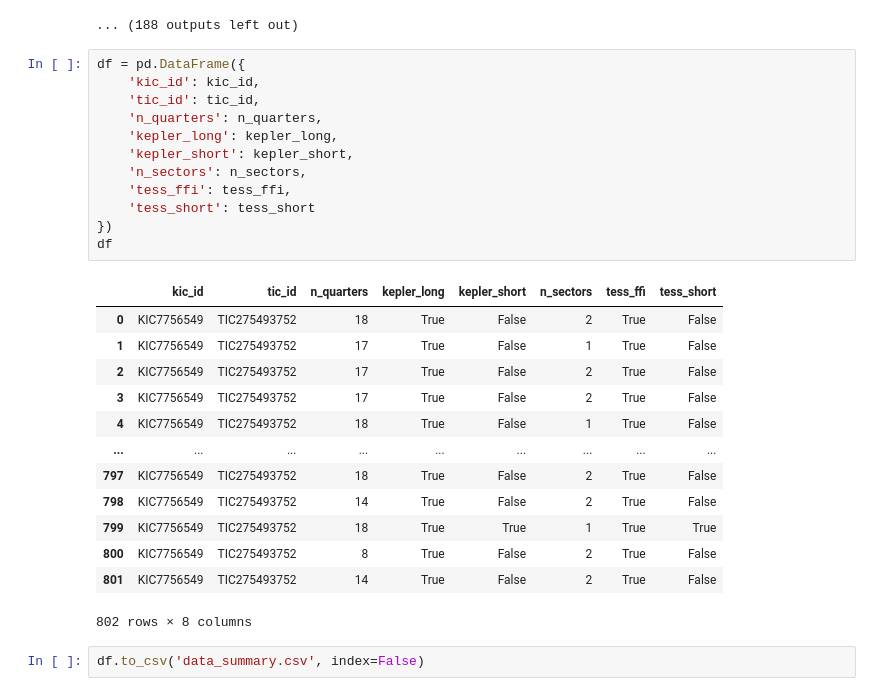
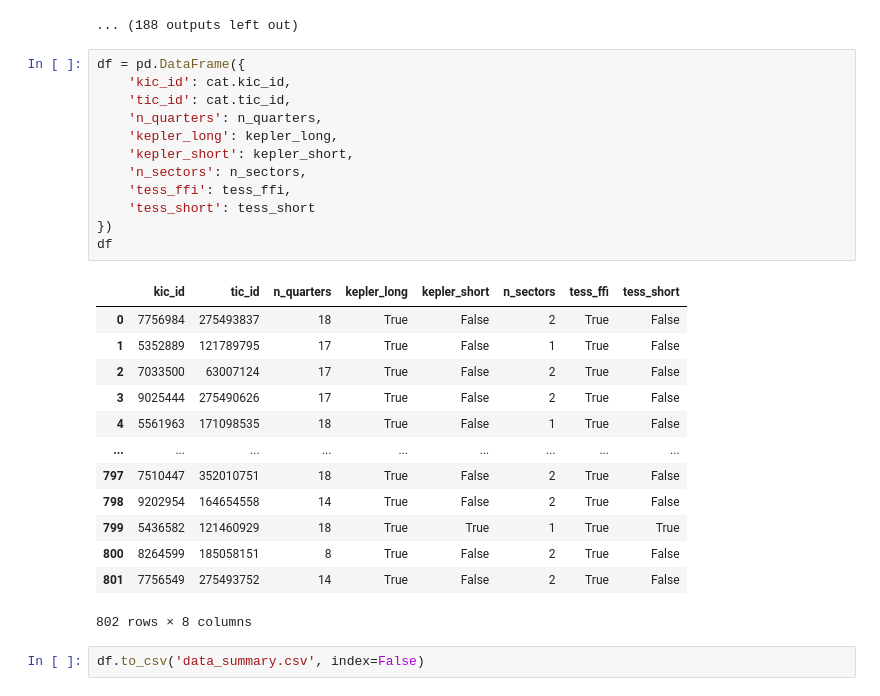
Before and after one commit to nespinoza/project-systematics, a Jupyter notebook: summarize_data.ipynb, the cells around one changed output. Drawn from its saved outputs; the diff is of its cells as text.

```diff
--- a/summarize_data.ipynb
+++ b/summarize_data.ipynb
@@ -61,29 +61,29 @@ No data found for target "TIC351803000".
 ... (188 outputs left out)
 # %%
 df = pd.DataFrame({
-    'kic_id': kic_id,
-    'tic_id': tic_id,
+    'kic_id': cat.kic_id,
+    'tic_id': cat.tic_id,
     'n_quarters': n_quarters,
     'kepler_long': kepler_long,
     'kepler_short': kepler_short,
     'n_sectors': n_sectors,
     'tess_ffi': tess_ffi,
     'tess_short': tess_short
 })
 df
 # %% [output]
 |  | kic_id | tic_id | n_quarters | kepler_long | kepler_short | n_sectors | tess_ffi | tess_short |
-| 0 | KIC7756549 | TIC275493752 | 18 | True | False | 2 | True | False |
-| 1 | KIC7756549 | TIC275493752 | 17 | True | False | 1 | True | False |
-| 2 | KIC7756549 | TIC275493752 | 17 | True | False | 2 | True | False |
-| 3 | KIC7756549 | TIC275493752 | 17 | True | False | 2 | True | False |
-| 4 | KIC7756549 | TIC275493752 | 18 | True | False | 1 | True | False |
+| 0 | 7756984 | 275493837 | 18 | True | False | 2 | True | False |
+| 1 | 5352889 | 121789795 | 17 | True | False | 1 | True | False |
+| 2 | 7033500 | 63007124 | 17 | True | False | 2 | True | False |
+| 3 | 9025444 | 275490626 | 17 | True | False | 2 | True | False |
+| 4 | 5561963 | 171098535 | 18 | True | False | 1 | True | False |
 | ... | ... | ... | ... | ... | ... | ... | ... | ... |
-| 797 | KIC7756549 | TIC275493752 | 18 | True | False | 2 | True | False |
-| 798 | KIC7756549 | TIC275493752 | 14 | True | False | 2 | True | False |
-| 799 | KIC7756549 | TIC275493752 | 18 | True | True | 1 | True | True |
-| 800 | KIC7756549 | TIC275493752 | 8 | True | False | 2 | True | False |
-| 801 | KIC7756549 | TIC275493752 | 14 | True | False | 2 | True | False |
+| 797 | 7510447 | 352010751 | 18 | True | False | 2 | True | False |
+| 798 | 9202954 | 164654558 | 14 | True | False | 2 | True | False |
+| 799 | 5436582 | 121460929 | 18 | True | True | 1 | True | True |
+| 800 | 8264599 | 185058151 | 8 | True | False | 2 | True | False |
+| 801 | 7756549 | 275493752 | 14 | True | False | 2 | True | False |
 802 rows × 8 columns
 # %%
 df.to_csv('data_summary.csv', index=False)
```
Also changed, not shown: 2 other files.
